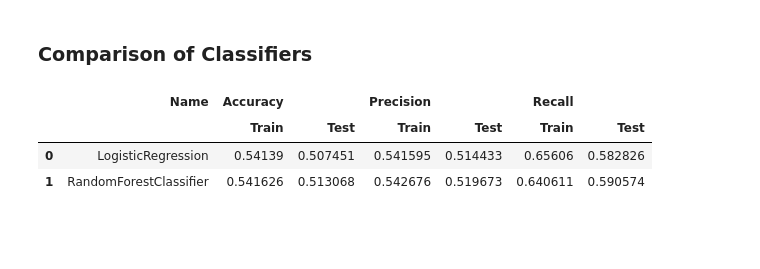
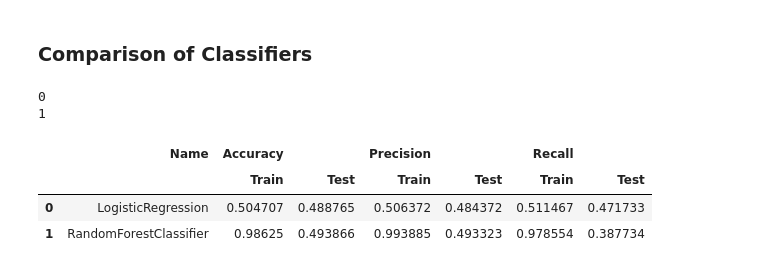
Before and after one commit to nico-busch/PHBS_MLF_2018, a Jupyter notebook: notebook.ipynb, the cells around one changed output. Drawn from its saved outputs; the diff is of its cells as text; code cells hidden in the pictures; blank space fills up the shorter version.

```diff
--- a/notebook.ipynb
+++ b/notebook.ipynb
@@ -306,6 +324,6 @@ plt.xticks(rotation = 90);
 X = df[['RELEVANCE','GROUP','ESS','AES','AEV','ENS','ENS_SIMILARITY_GAP', 'ENS_ELAPSED','G_ENS',
         'G_ENS_SIMILARITY_GAP','G_ENS_ELAPSED','NEWS_TYPE','RP_STORY_EVENT_INDEX', 'RP_STORY_EVENT_COUNT',
         'CSS','NIP','PEQ','BEE','BMQ','BAM','BCA','MCQ']]
-y = df['dreturn_flag']
+y = df['abnormal_return_flag']
 # %%
 # transform nominal features to dummy features
@@ -315,5 +332,4 @@ X = pd.get_dummies(X)
 # create interaction terms
 
 from sklearn.preprocessing import PolynomialFeatures
-x_t = PolynomialFeatures(2, interaction_only=True, include_bias=False).fit_transform(data)
-x_t
+X = PolynomialFeatures(interaction_only=True, include_bias=False).fit_transform(X)
@@ -406,38 +414,41 @@ from sklearn.neighbors import KNeighborsClassifier
 classifiers = [
     LogisticRegression(),
     RandomForestClassifier(),
-    SVC(),
-    GaussianNB(),
-    KNeighborsClassifier()
+    #SVC(),
+    #GaussianNB(),
+    #KNeighborsClassifier()
     ]
 
 clf_columns = [['Name', 'Accuracy', 'Accuracy', 'Precision', 'Precision', 'Recall', 'Recall'],
                ['', 'Train', 'Test', 'Train', 'Test', 'Train', 'Test']]
 
 
 clf_table = pd.DataFrame(columns = clf_columns)
 
 for i, clf in enumerate(classifiers):
 
+    print(i)
     clf_name = clf.__class__.__name__
     clf_table.loc[i, 'Name'] = clf_name
 
     pipe = make_pipeline(StandardScaler(), clf)
 
     cv = cross_validate(clf, X, y, scoring = ['accuracy', 'precision', 'recall'],
-                        return_train_score = True, cv = 2)
+                        return_train_score = True, cv = 5)
 
     clf_table.loc[i, ('Accuracy', 'Train')] = cv['train_accuracy'].mean()
     clf_table.loc[i, ('Accuracy', 'Test')] = cv['test_accuracy'].mean()
     clf_table.loc[i, ('Precision', 'Train')] = cv['train_precision'].mean()
     clf_table.loc[i, ('Precision', 'Test')] = cv['test_precision'].mean()
     clf_table.loc[i, ('Recall', 'Train')] = cv['train_recall'].mean()
     clf_table.loc[i, ('Recall', 'Test')] = cv['test_recall'].mean()
 
 clf_table.sort_values(by = [('Accuracy', 'Train')], ascending = False, inplace = False)
 clf_table
 # %% [output]
+0
+1
 |  | Name | Accuracy |  | Precision |  | Recall |  |
 |  |  | Train | Test | Train | Test | Train | Test |
-| 0 | LogisticRegression | 0.54139 | 0.507451 | 0.541595 | 0.514433 | 0.65606 | 0.582826 |
-| 1 | RandomForestClassifier | 0.541626 | 0.513068 | 0.542676 | 0.519673 | 0.640611 | 0.590574 |
+| 0 | LogisticRegression | 0.504707 | 0.488765 | 0.506372 | 0.484372 | 0.511467 | 0.471733 |
+| 1 | RandomForestClassifier | 0.98625 | 0.493866 | 0.993885 | 0.493323 | 0.978554 | 0.387734 |
```
Also changed, not shown: parts of 6 cells of this notebook.
